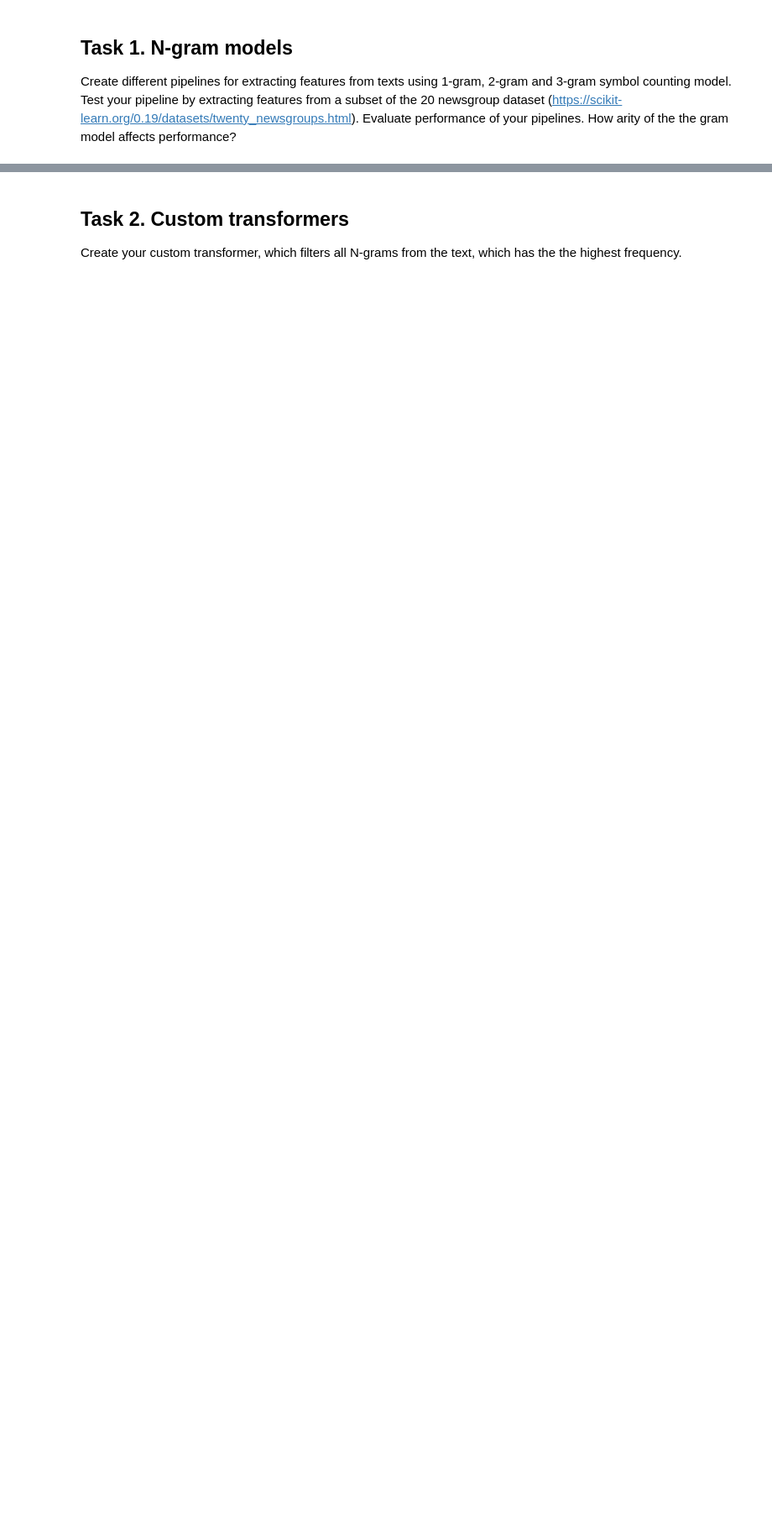
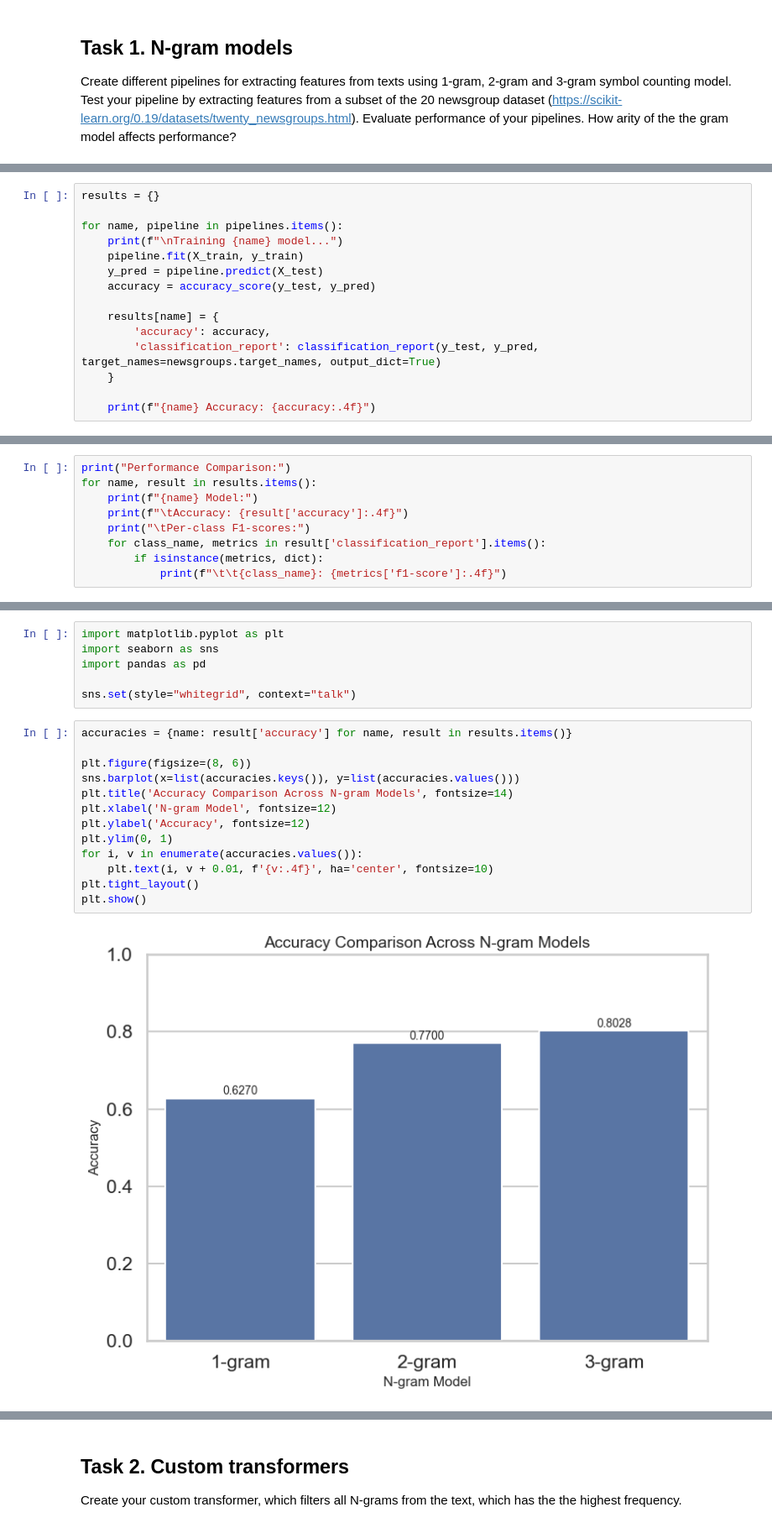
Before and after one commit to tsirleo/PythonDataAnalysis, a Jupyter notebook: Session_08/HW 8 - Preprocessing.ipynb, the cells around one changed output, grey strips where cells are left out. Shown at 84% size. Drawn from its saved outputs; the diff is of its cells as text; blank space fills up the shorter version.

```diff
--- a/Session_08/HW 8 - Preprocessing.ipynb
+++ b/Session_08/HW 8 - Preprocessing.ipynb
@@ -4,0 +46,15 @@ Create different pipelines for extracting features from texts using 1-gram, 2-gr
+# %%
+results = {}
+
+for name, pipeline in pipelines.items():
+    print(f"\nTraining {name} model...")
+    pipeline.fit(X_train, y_train)
+    y_pred = pipeline.predict(X_test)
+    accuracy = accuracy_score(y_test, y_pred)
+
+    results[name] = {
+        'accuracy': accuracy,
+        'classification_report': classification_report(y_test, y_pred, target_names=newsgroups.target_names, output_dict=True)
+    }
+
+    print(f"{name} Accuracy: {accuracy:.4f}")
@@ -4,0 +70,9 @@ Create different pipelines for extracting features from texts using 1-gram, 2-gr
+# %%
+print("Performance Comparison:")
+for name, result in results.items():
+    print(f"{name} Model:")
+    print(f"\tAccuracy: {result['accuracy']:.4f}")
+    print("\tPer-class F1-scores:")
+    for class_name, metrics in result['classification_report'].items():
+        if isinstance(metrics, dict):
+            print(f"\t\t{class_name}: {metrics['f1-score']:.4f}")
@@ -4,0 +108,21 @@ Create different pipelines for extracting features from texts using 1-gram, 2-gr
+# %%
+import matplotlib.pyplot as plt
+import seaborn as sns
+import pandas as pd
+
+sns.set(style="whitegrid", context="talk")
+# %%
+accuracies = {name: result['accuracy'] for name, result in results.items()}
+
+plt.figure(figsize=(8, 6))
+sns.barplot(x=list(accuracies.keys()), y=list(accuracies.values()))
+plt.title('Accuracy Comparison Across N-gram Models', fontsize=14)
+plt.xlabel('N-gram Model', fontsize=12)
+plt.ylabel('Accuracy', fontsize=12)
+plt.ylim(0, 1)
+for i, v in enumerate(accuracies.values()):
+    plt.text(i, v + 0.01, f'{v:.4f}', ha='center', fontsize=10)
+plt.tight_layout()
+plt.show()
+# %% [output]
+[figure, added]
```
Also changed, not shown: parts of 19 cells of this notebook.
